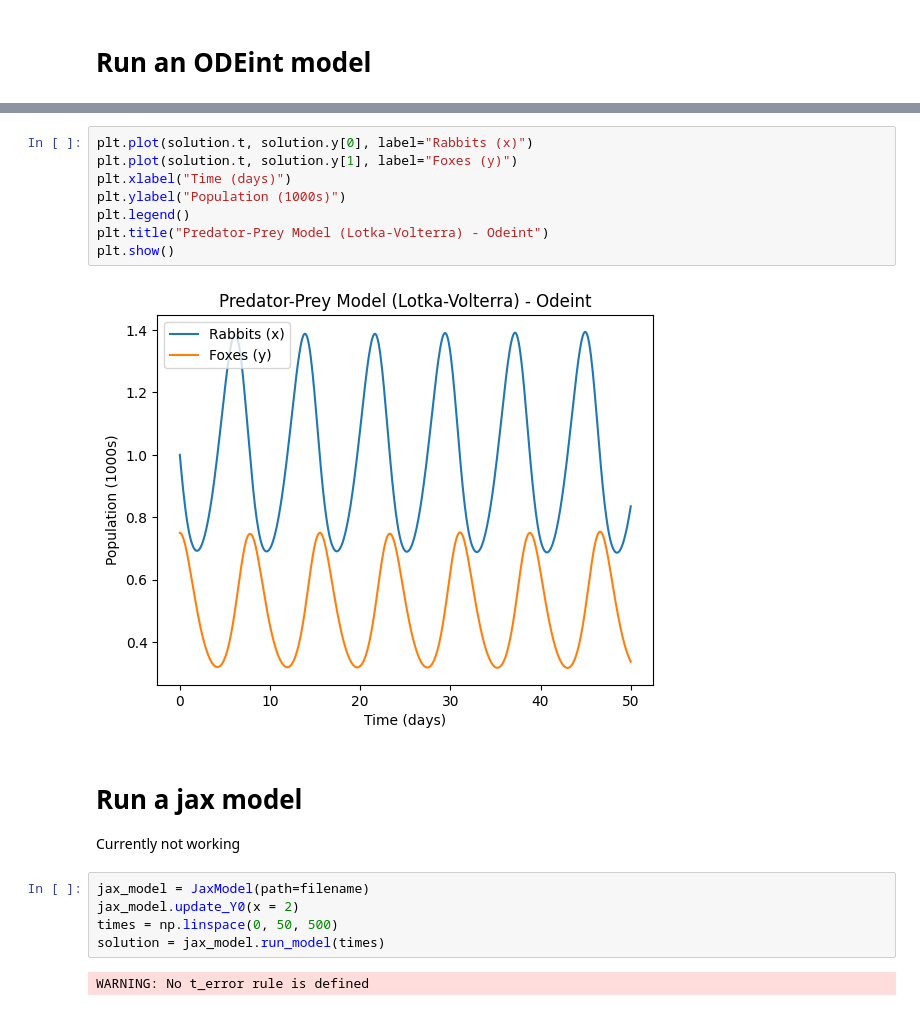
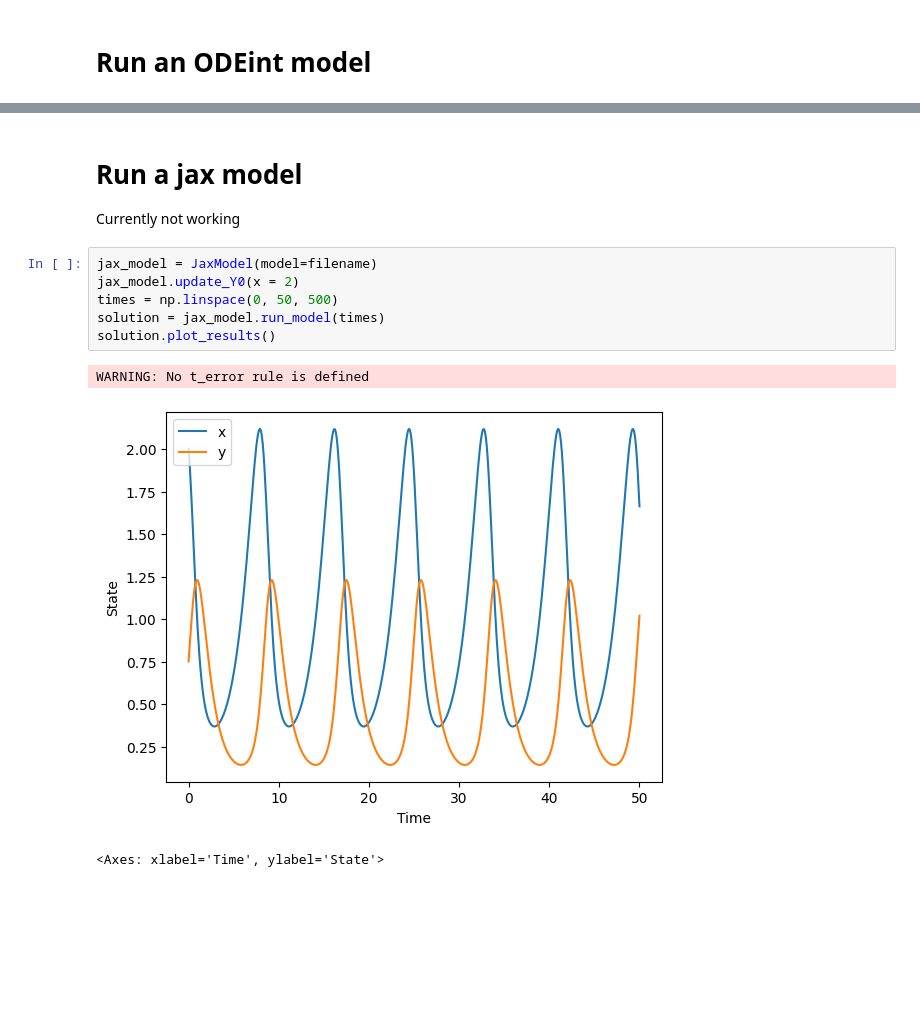
Before and after one commit to USEPA/PyMCSimMod, a Jupyter notebook: docs/notebooks/run_pymcsimmod.ipynb, the cells around one changed output, grey strips where cells are left out. Cells and saved outputs as stored; diff of their text form; blank space fills up the shorter version.

```diff
--- a/docs/notebooks/run_pymcsimmod.ipynb
+++ b/docs/notebooks/run_pymcsimmod.ipynb
@@ -24,23 +25,16 @@ solution = scipy_model.run_model(times)
 # %% [output]
 WARNING: No t_error rule is defined
-# %%
-plt.plot(solution.t, solution.y[0], label="Rabbits (x)")
-plt.plot(solution.t, solution.y[1], label="Foxes (y)")
-plt.xlabel("Time (days)")
-plt.ylabel("Population (1000s)")
-plt.legend()
-plt.title("Predator-Prey Model (Lotka-Volterra) - Odeint")
-plt.show()
-# %% [output]
-[figure, removed]
 # %% [markdown]
 # Run a jax model
 
 Currently not working
 # %%
-jax_model = JaxModel(path=filename)
+jax_model = JaxModel(model=filename)
 jax_model.update_Y0(x = 2)
 times = np.linspace(0, 50, 500)
 solution = jax_model.run_model(times)
+solution.plot_results()
 # %% [output]
 WARNING: No t_error rule is defined
+[figure, added]
+<Axes: xlabel='Time', ylabel='State'>
```
Also changed, not shown: parts of 2 cells of this notebook, 3 other files.
